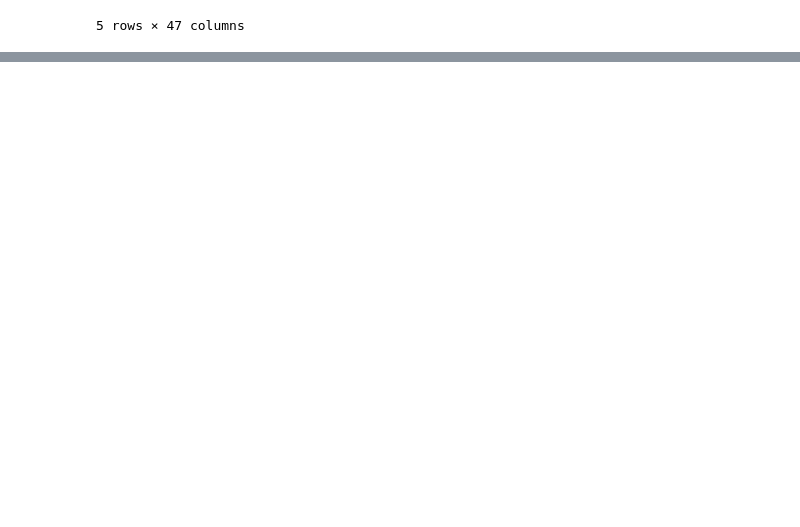
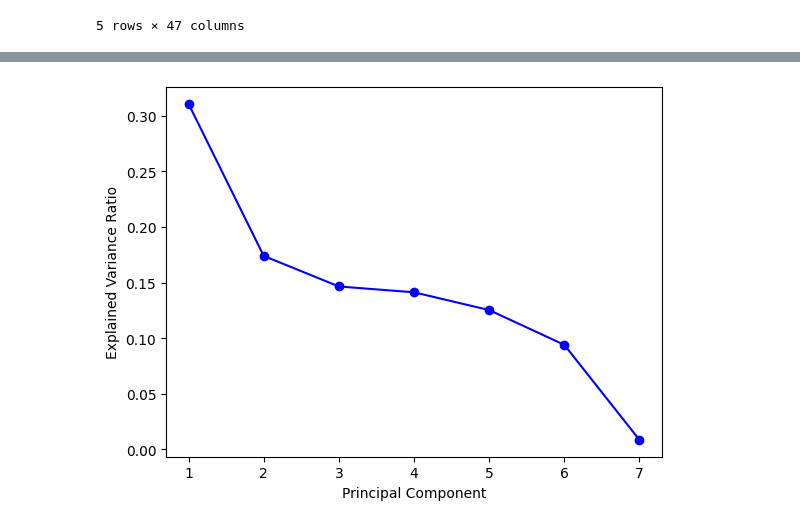
Before and after one commit to sparab2/ML_Project_Traffic, a Jupyter notebook: PCA_SVM_Try2.ipynb, the cells around one changed output, grey strips where cells are left out. Saved outputs shown, nothing was run; the diff lists cells and outputs as text; code cells hidden in the pictures; blank space fills up the shorter version.

```diff
--- a/PCA_SVM_Try2.ipynb
+++ b/PCA_SVM_Try2.ipynb
@@ -188,0 +207,8 @@ print(df.head())
+# %%
+# Plot the explained variance ratio of each principal component
+plt.plot(range(1, len(pca.explained_variance_ratio_)+1), pca.explained_variance_ratio_, 'bo-')
+plt.xlabel('Principal Component')
+plt.ylabel('Explained Variance Ratio')
+plt.show()
+# %% [output]
+[figure, added]
```
Also changed, not shown: parts of 23 cells of this notebook.
